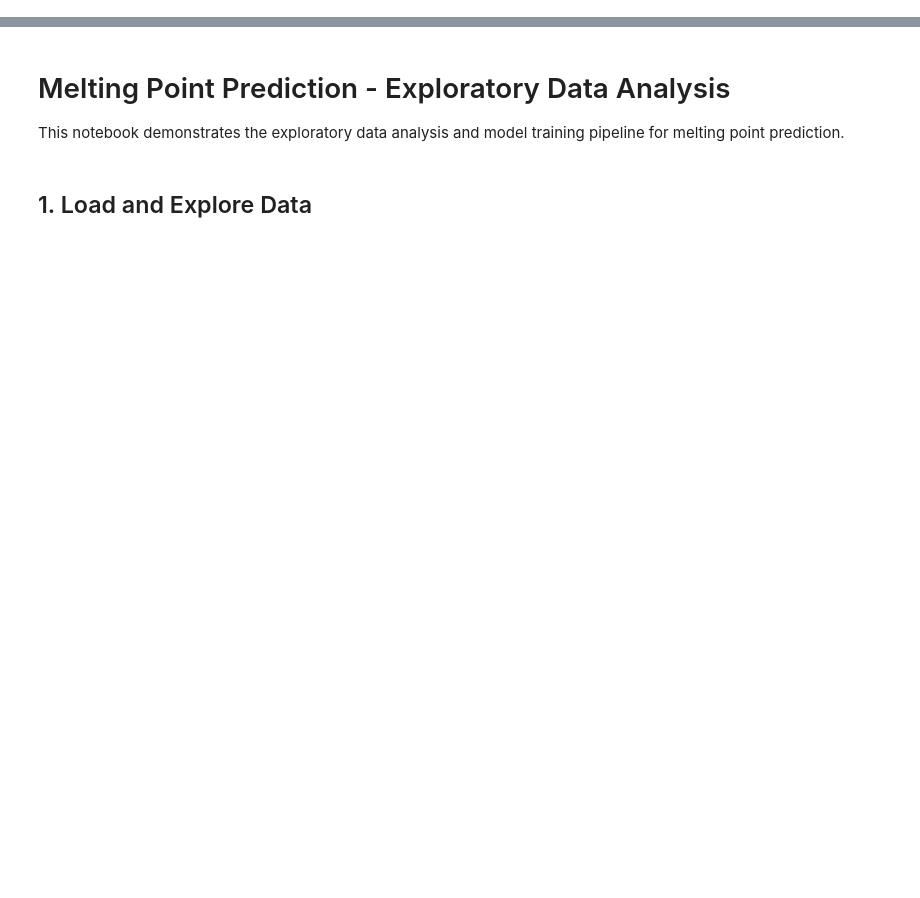
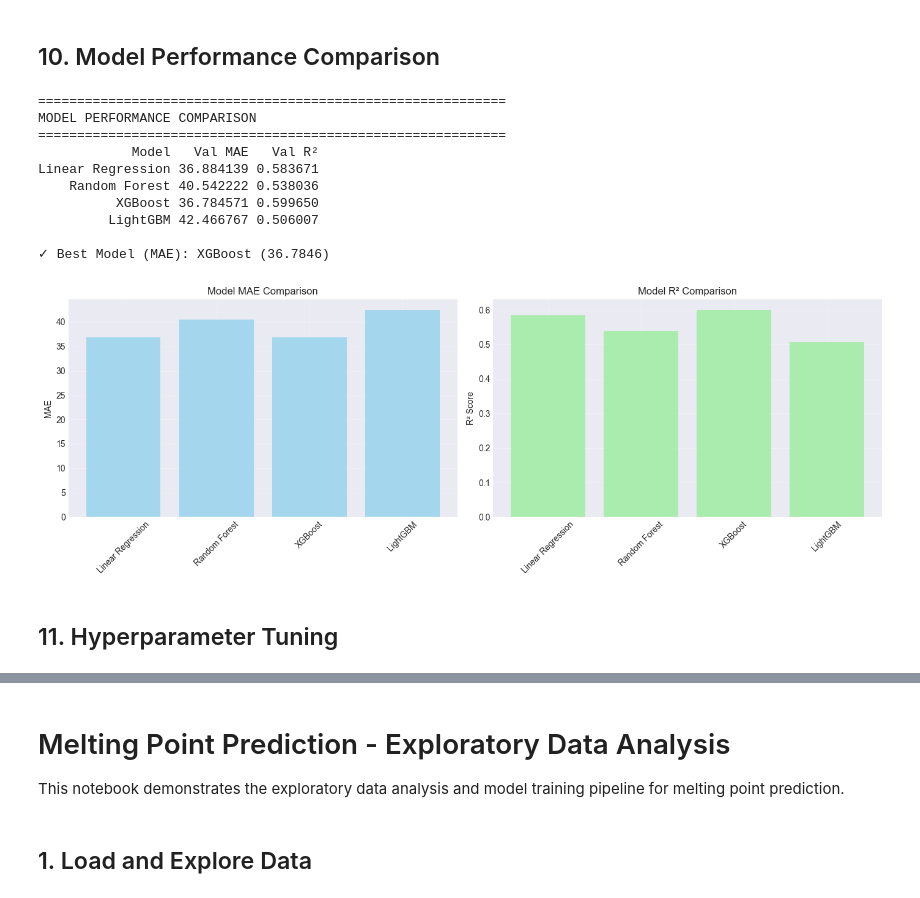
Before and after one commit to zainhaidar16/Thermophysical-Property-Melting-Point, a Jupyter notebook: notebooks/exploratory_analysis.ipynb, the cells around one changed output, grey strips where cells are left out. Cells and saved outputs as stored; diff of their text form; code cells hidden in the pictures; blank space fills up the shorter version.

```diff
--- a/notebooks/exploratory_analysis.ipynb
+++ b/notebooks/exploratory_analysis.ipynb
@@ -0,0 +306,12 @@
+# %%
+# Split data into train and validation sets
+X_train, X_val, y_train, y_val = train_test_split(
+    X_scaled, y, test_size=0.2, random_state=42
+)
+
+print(f"Training set size: {X_train.shape[0]} samples, {X_train.shape[1]} features")
+print(f"Validation set size: {X_val.shape[0]} samples, {X_val.shape[1]} features")
+print(f"Test set size: {X_test_scaled.shape[0]} samples, {X_test_scaled.shape[1]} features")
+
+print(f"\nTraining target - Mean: {y_train.mean():.2f}, Std: {y_train.std():.2f}")
+print(f"Validation target - Mean: {y_val.mean():.2f}, Std: {y_val.std():.2f}")
@@ -0,0 +452,48 @@
+# %% [markdown]
+## 10. Model Performance Comparison
+# %%
+comparison_df = pd.DataFrame({
+    'Model': ['Linear Regression', 'Random Forest', 'XGBoost', 'LightGBM'],
+    'Val MAE': [val_mae_lr, val_mae_rf, val_mae_xgb, val_mae_lgb],
+    'Val R²': [val_r2_lr, val_r2_rf, val_r2_xgb, val_r2_lgb]
+})
+
+print("\n" + "="*60)
+print("MODEL PERFORMANCE COMPARISON")
+print("="*60)
+print(comparison_df.to_string(index=False))
+
+best_mae_idx = comparison_df['Val MAE'].idxmin()
+print(f"\n✓ Best Model (MAE): {comparison_df.loc[best_mae_idx, 'Model']} ({comparison_df.loc[best_mae_idx, 'Val MAE']:.4f})")
+
+# Visualization
+fig, axes = plt.subplots(1, 2, figsize=(14, 5))
+
+axes[0].bar(comparison_df['Model'], comparison_df['Val MAE'], color='skyblue', alpha=0.7)
+axes[0].set_ylabel('MAE')
+axes[0].set_title('Model MAE Comparison')
+axes[0].tick_params(axis='x', rotation=45)
+axes[0].grid(True, alpha=0.3)
+
+axes[1].bar(comparison_df['Model'], comparison_df['Val R²'], color='lightgreen', alpha=0.7)
+axes[1].set_ylabel('R² Score')
+axes[1].set_title('Model R² Comparison')
+axes[1].tick_params(axis='x', rotation=45)
+axes[1].grid(True, alpha=0.3)
+
+plt.tight_layout()
+plt.show()
+# %% [output]
+============================================================
+MODEL PERFORMANCE COMPARISON
+============================================================
+            Model   Val MAE   Val R²
+Linear Regression 36.884139 0.583671
+    Random Forest 40.542222 0.538036
+          XGBoost 36.784571 0.599650
+         LightGBM 42.466767 0.506007
+
+✓ Best Model (MAE): XGBoost (36.7846)
+[figure, added]
+# %% [markdown]
+## 11. Hyperparameter Tuning
```
Also changed, not shown: parts of 66 cells of this notebook, 3 other files.
